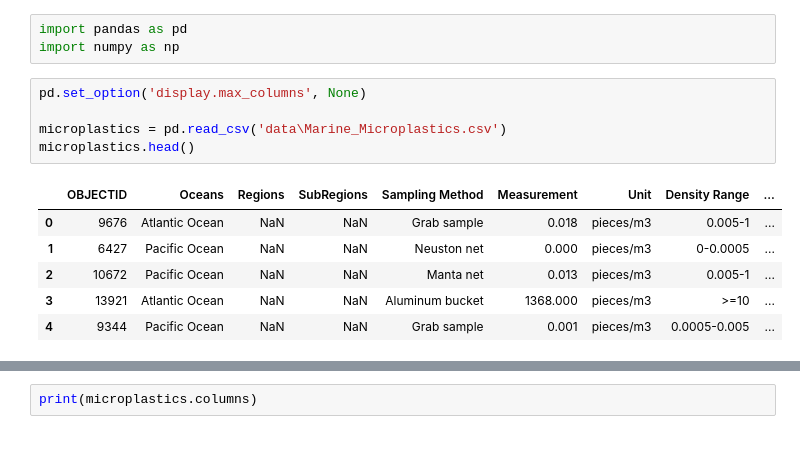
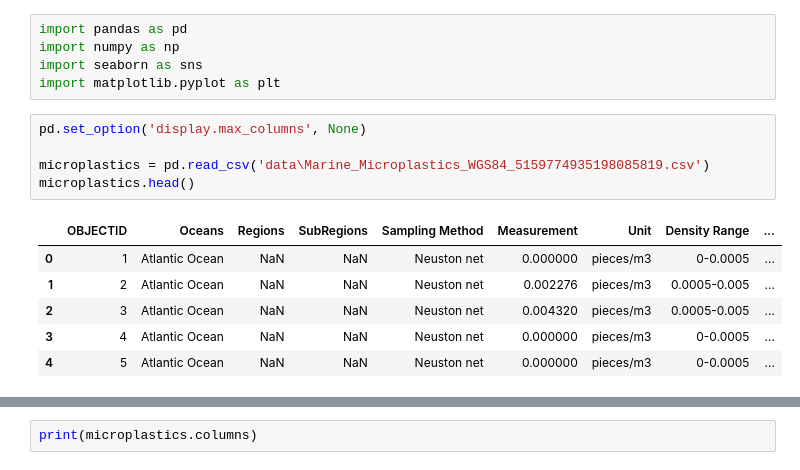
Before and after one commit to ashabensted/group-project, a Jupyter notebook: charli.ipynb, the cells around one changed output, grey strips where cells are left out. Saved outputs shown, nothing was run; the diff lists cells and outputs as text.

Commit message:
looking at the data

```diff
--- a/charli.ipynb
+++ b/charli.ipynb
@@ -1,15 +1,17 @@
 # %%
 import pandas as pd
 import numpy as np
+import seaborn as sns
+import matplotlib.pyplot as plt
 # %%
 pd.set_option('display.max_columns', None)
 
-microplastics = pd.read_csv('data\Marine_Microplastics.csv')
+microplastics = pd.read_csv('data\Marine_Microplastics_WGS84_5159774935198085819.csv')
 microplastics.head()
 # %% [output]
 |  | OBJECTID | Oceans | Regions | SubRegions | Sampling Method | Measurement | Unit | Density Range | ... |
-| 0 | 9676 | Atlantic Ocean | NaN | NaN | Grab sample | 0.018 | pieces/m3 | 0.005-1 | ... |
-| 1 | 6427 | Pacific Ocean | NaN | NaN | Neuston net | 0.000 | pieces/m3 | 0-0.0005 | ... |
-| 2 | 10672 | Pacific Ocean | NaN | NaN | Manta net | 0.013 | pieces/m3 | 0.005-1 | ... |
-| 3 | 13921 | Atlantic Ocean | NaN | NaN | Aluminum bucket | 1368.000 | pieces/m3 | >=10 | ... |
-| 4 | 9344 | Pacific Ocean | NaN | NaN | Grab sample | 0.001 | pieces/m3 | 0.0005-0.005 | ... |
+| 0 | 1 | Atlantic Ocean | NaN | NaN | Neuston net | 0.000000 | pieces/m3 | 0-0.0005 | ... |
+| 1 | 2 | Atlantic Ocean | NaN | NaN | Neuston net | 0.002276 | pieces/m3 | 0.0005-0.005 | ... |
+| 2 | 3 | Atlantic Ocean | NaN | NaN | Neuston net | 0.004320 | pieces/m3 | 0.0005-0.005 | ... |
+| 3 | 4 | Atlantic Ocean | NaN | NaN | Neuston net | 0.000000 | pieces/m3 | 0-0.0005 | ... |
+| 4 | 5 | Atlantic Ocean | NaN | NaN | Neuston net | 0.000000 | pieces/m3 | 0-0.0005 | ... |
```
Also changed, not shown: parts of 28 cells of this notebook.
